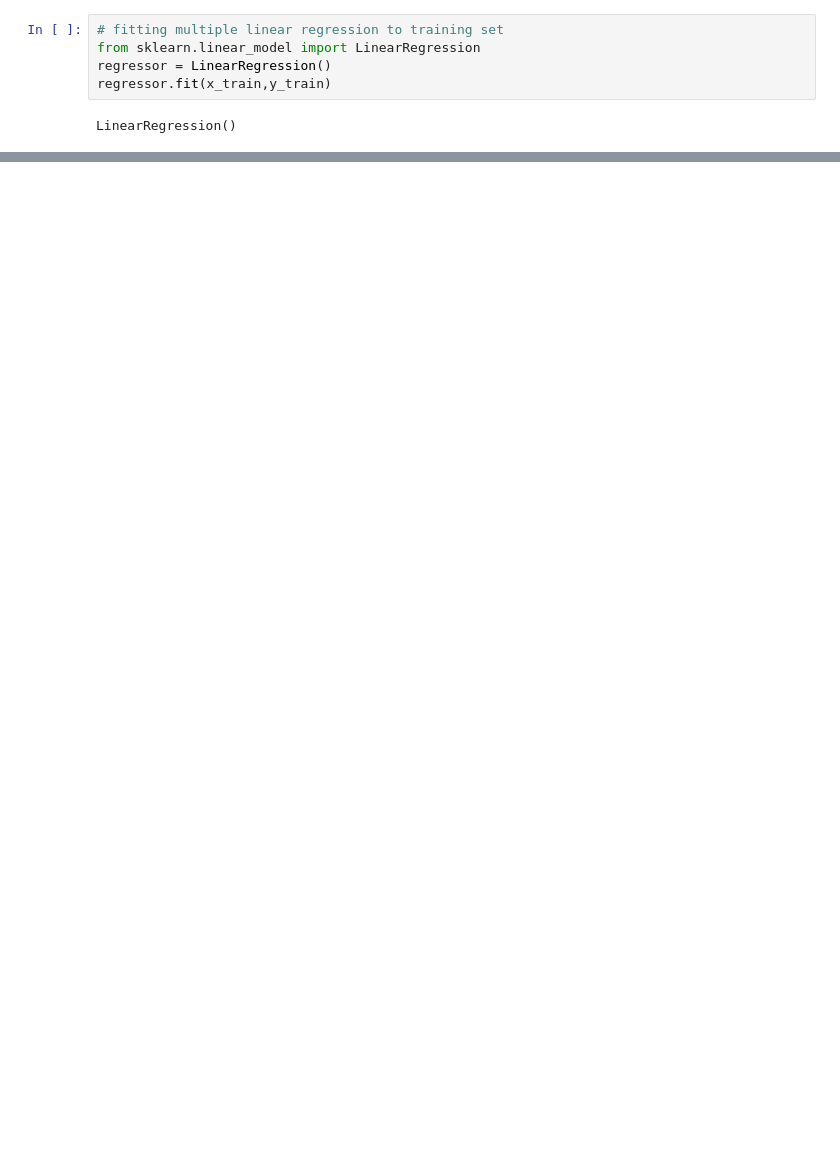
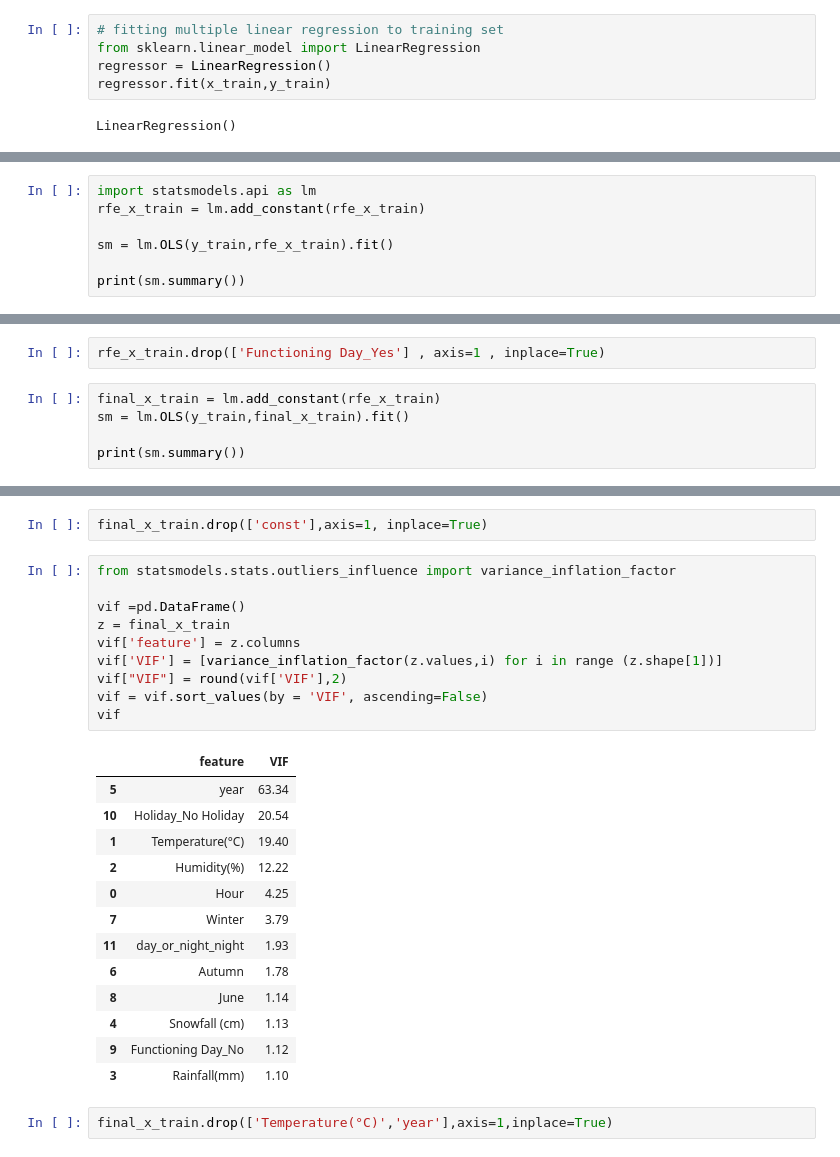
Before and after one commit to dhiru-c/Bike-Sharing-Demand-Prediction---Capstone-Project, a Jupyter notebook: Bike_Sharing_Demand_Prediction_Capstone_Project.ipynb, the cells around one changed output, grey strips where cells are left out. Cells and saved outputs as stored; diff of their text form; blank space fills up the shorter version.

```diff
--- a/Bike_Sharing_Demand_Prediction_Capstone_Project.ipynb
+++ b/Bike_Sharing_Demand_Prediction_Capstone_Project.ipynb
@@ -514,0 +562,7 @@ r2_score(y_test,y_pred)
+# %%
+import statsmodels.api as lm
+rfe_x_train = lm.add_constant(rfe_x_train)
+
+sm = lm.OLS(y_train,rfe_x_train).fit()
+
+print(sm.summary())
@@ -514,0 +589,7 @@ r2_score(y_test,y_pred)
+# %%
+rfe_x_train.drop(['Functioning Day_Yes'] , axis=1 , inplace=True)
+# %%
+final_x_train = lm.add_constant(rfe_x_train)
+sm = lm.OLS(y_train,final_x_train).fit()
+
+print(sm.summary())
@@ -514,0 +614,28 @@ r2_score(y_test,y_pred)
+# %%
+final_x_train.drop(['const'],axis=1, inplace=True)
+# %%
+from statsmodels.stats.outliers_influence import variance_inflation_factor
+
+vif =pd.DataFrame()
+z = final_x_train
+vif['feature'] = z.columns
+vif['VIF'] = [variance_inflation_factor(z.values,i) for i in range (z.shape[1])]
+vif["VIF"] = round(vif['VIF'],2)
+vif = vif.sort_values(by = 'VIF', ascending=False)
+vif
+# %% [output]
+|  | feature | VIF |
+| 5 | year | 63.34 |
+| 10 | Holiday_No Holiday | 20.54 |
+| 1 | Temperature(°C) | 19.40 |
+| 2 | Humidity(%) | 12.22 |
+| 0 | Hour | 4.25 |
+| 7 | Winter | 3.79 |
+| 11 | day_or_night_night | 1.93 |
+| 6 | Autumn | 1.78 |
+| 8 | June | 1.14 |
+| 4 | Snowfall (cm) | 1.13 |
+| 9 | Functioning Day_No | 1.12 |
+| 3 | Rainfall(mm) | 1.10 |
+# %%
+final_x_train.drop(['Temperature(°C)','year'],axis=1,inplace=True)
```
Also changed, not shown: parts of 48 cells of this notebook.
